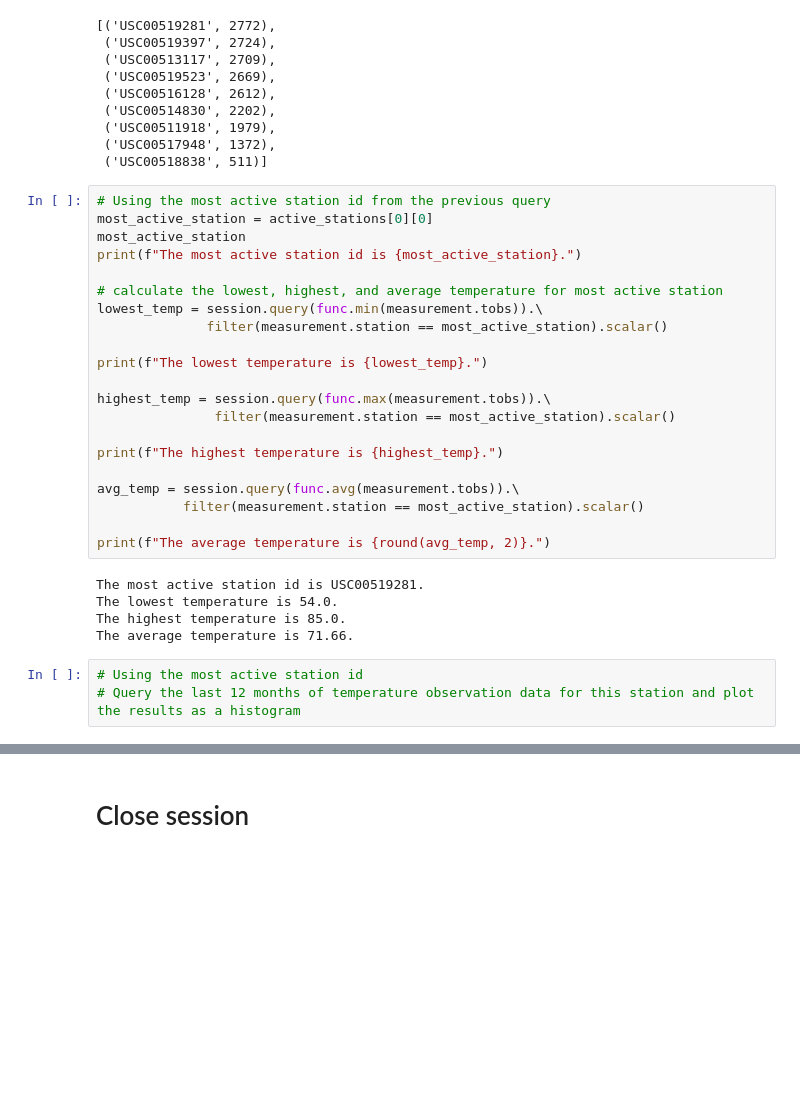
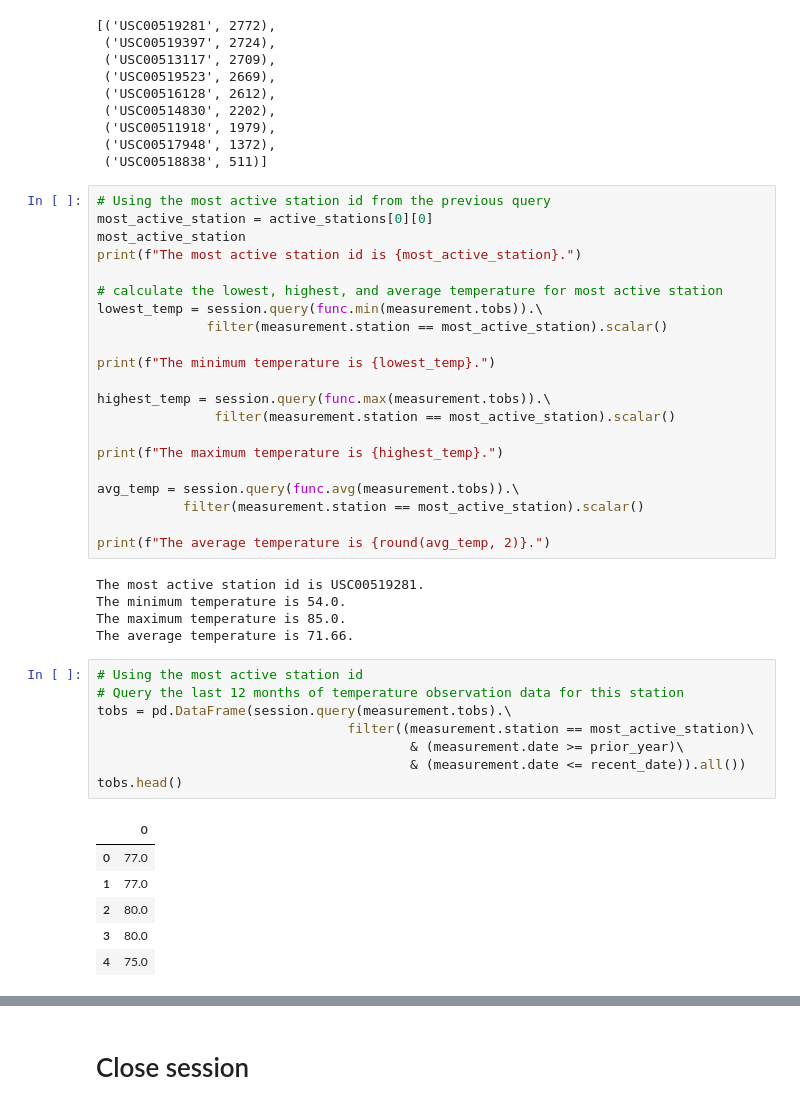
Before and after one commit to V-Villagomez/SQLalchemy_Challenge, a Jupyter notebook: climate_starter.ipynb, the cells around one changed output, grey strips where cells are left out. Cells and saved outputs as stored; diff of their text form; blank space fills up the shorter version.

```diff
--- a/climate_starter.ipynb
+++ b/climate_starter.ipynb
@@ -178,12 +178,12 @@ print(f"The most active station id is {most_active_station}.")
 lowest_temp = session.query(func.min(measurement.tobs)).\
               filter(measurement.station == most_active_station).scalar()
 
-print(f"The lowest temperature is {lowest_temp}.")
+print(f"The minimum temperature is {lowest_temp}.")
 
 highest_temp = session.query(func.max(measurement.tobs)).\
                filter(measurement.station == most_active_station).scalar()
 
-print(f"The highest temperature is {highest_temp}.")
+print(f"The maximum temperature is {highest_temp}.")
 
 avg_temp = session.query(func.avg(measurement.tobs)).\
            filter(measurement.station == most_active_station).scalar()
@@ -191,9 +191,21 @@ avg_temp = session.query(func.avg(measurement.tobs)).\
 print(f"The average temperature is {round(avg_temp, 2)}.")
 # %% [output]
 The most active station id is USC00519281.
-The lowest temperature is 54.0.
-The highest temperature is 85.0.
+The minimum temperature is 54.0.
+The maximum temperature is 85.0.
 The average temperature is 71.66.
 # %%
 # Using the most active station id
-# Query the last 12 months of temperature observation data for this station and plot the results as a histogram
+# Query the last 12 months of temperature observation data for this station
+tobs = pd.DataFrame(session.query(measurement.tobs).\
+                                filter((measurement.station == most_active_station)\
+                                        & (measurement.date >= prior_year)\
+                                        & (measurement.date <= recent_date)).all())
+tobs.head()
+# %% [output]
+|  | 0 |
+| 0 | 77.0 |
+| 1 | 77.0 |
+| 2 | 80.0 |
+| 3 | 80.0 |
+| 4 | 75.0 |
```
Also changed, not shown: parts of 1 cell of this notebook, 1 other file.
